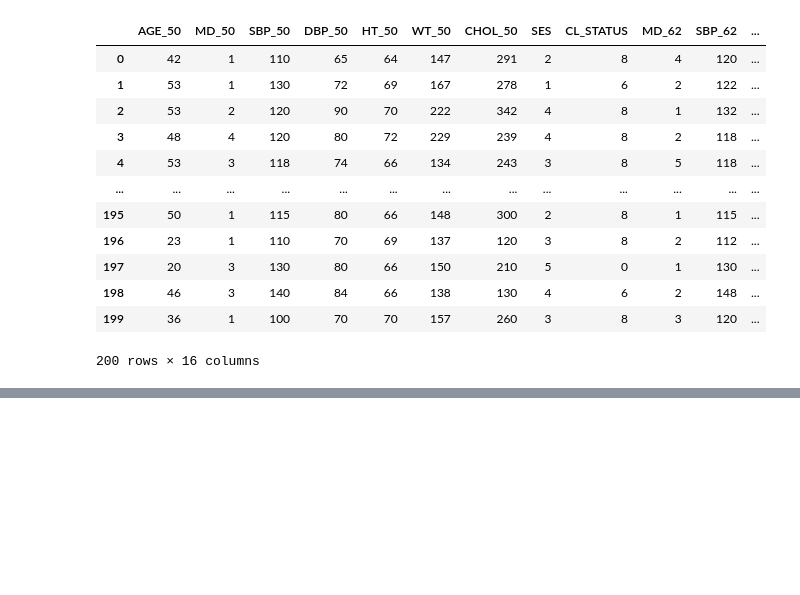
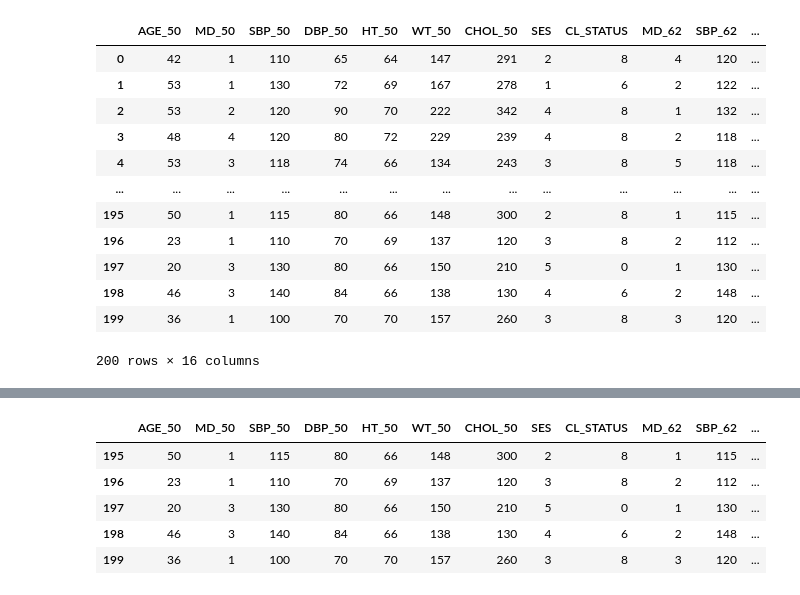
Before and after one commit to ibrahimediz/UA_AI_Introduction, a Jupyter notebook: Dokumanlar/DA_Kutuphaneler/01_Pandas.ipynb, the cells around one changed output, grey strips where cells are left out. Cells and saved outputs as stored; diff of their text form; code cells hidden in the pictures; blank space fills up the shorter version.

```diff
--- a/Dokumanlar/DA_Kutuphaneler/01_Pandas.ipynb
+++ b/Dokumanlar/DA_Kutuphaneler/01_Pandas.ipynb
@@ -100,0 +122,9 @@ df
+# %%
+df.tail()
+# %% [output]
+|  | AGE_50 | MD_50 | SBP_50 | DBP_50 | HT_50 | WT_50 | CHOL_50 | SES | CL_STATUS | MD_62 | SBP_62 | ... |
+| 195 | 50 | 1 | 115 | 80 | 66 | 148 | 300 | 2 | 8 | 1 | 115 | ... |
+| 196 | 23 | 1 | 110 | 70 | 69 | 137 | 120 | 3 | 8 | 2 | 112 | ... |
+| 197 | 20 | 3 | 130 | 80 | 66 | 150 | 210 | 5 | 0 | 1 | 130 | ... |
+| 198 | 46 | 3 | 140 | 84 | 66 | 138 | 130 | 4 | 6 | 2 | 148 | ... |
+| 199 | 36 | 1 | 100 | 70 | 70 | 157 | 260 | 3 | 8 | 3 | 120 | ... |
```
Also changed, not shown: parts of 25 cells of this notebook, 40 other files.
